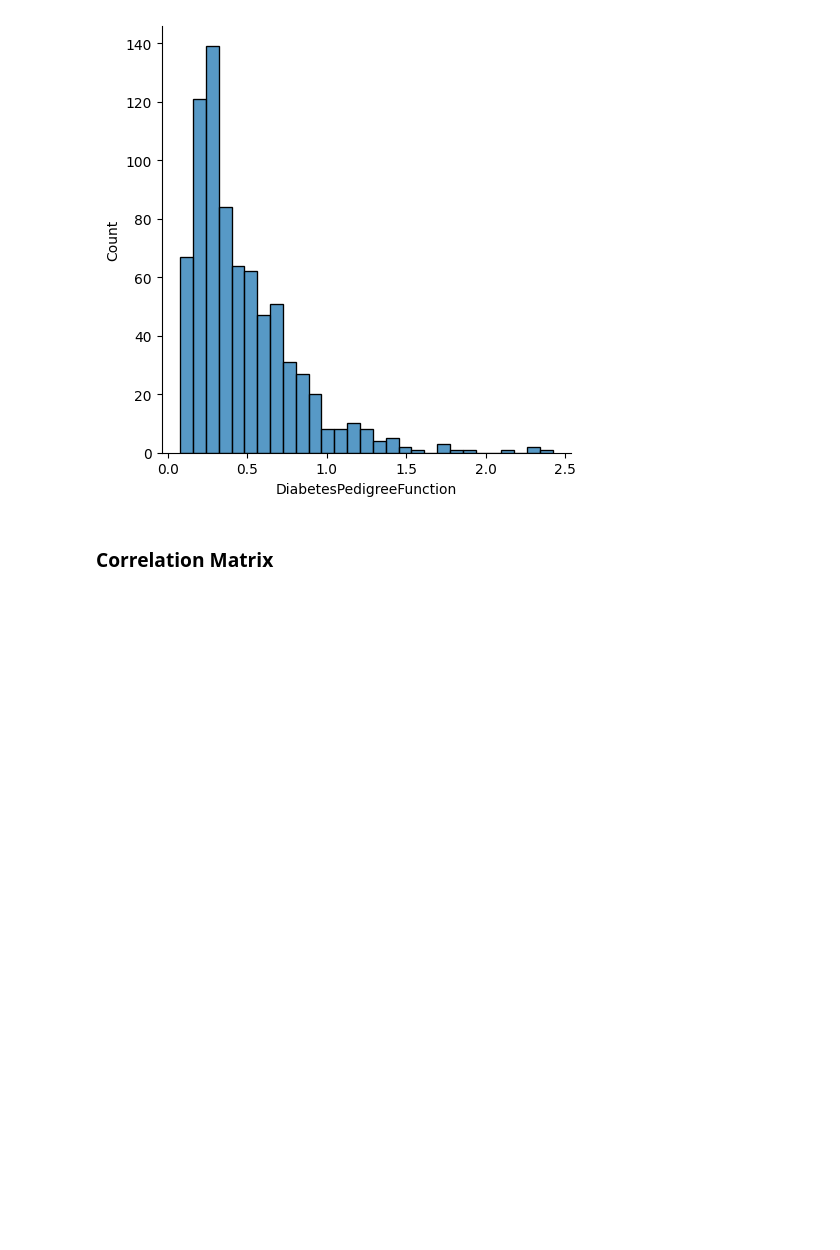
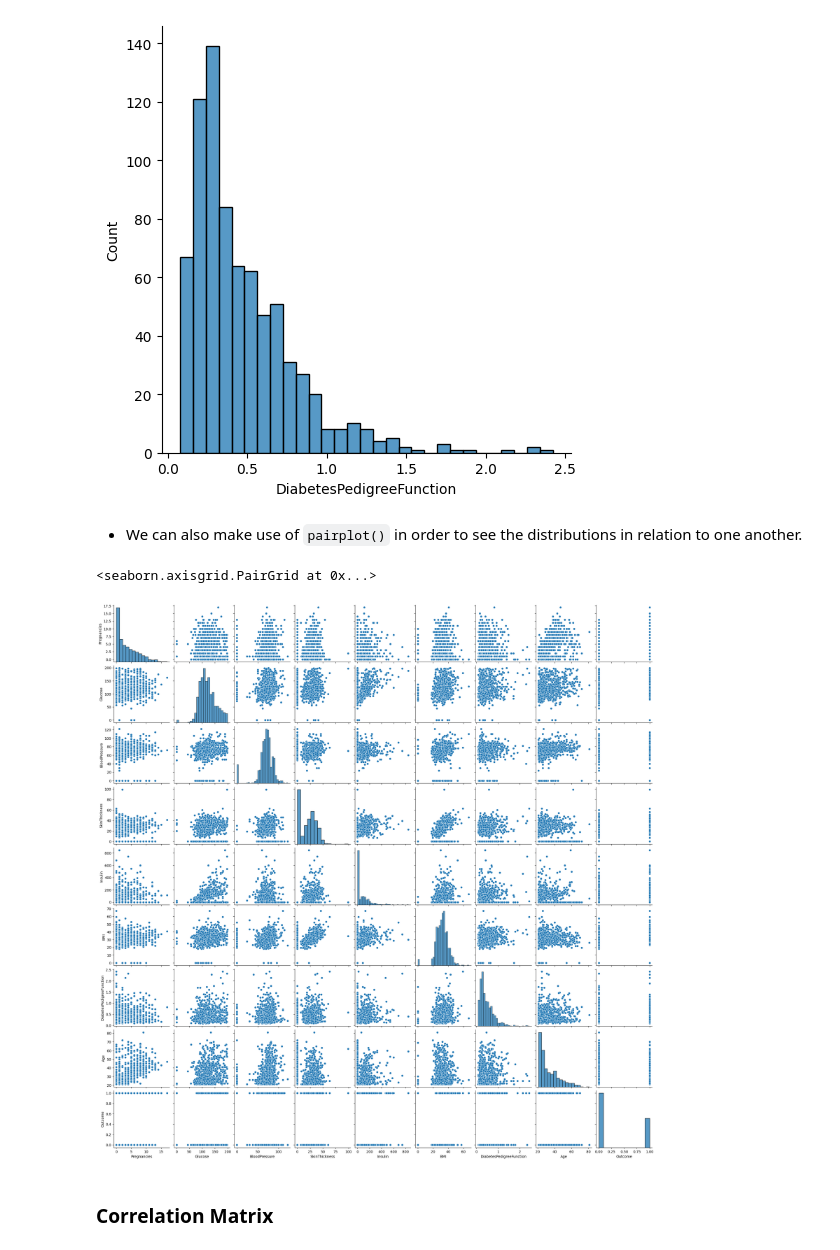
Before and after one commit to Code-Institute-Submissions/hardingrichard-pp5-diabetes-prediction_JanResub, a Jupyter notebook: jupyter_notebooks/02-CorrelationStudy.ipynb, the cells around one changed output. Drawn from its saved outputs; the diff is of its cells as text; code cells hidden in the pictures; blank space fills up the shorter version.

Commit message:
Add pairplot to compare the data distribution in relation to each variable

```diff
--- a/jupyter_notebooks/02-CorrelationStudy.ipynb
+++ b/jupyter_notebooks/02-CorrelationStudy.ipynb
@@ -250,6 +250,13 @@ plt.show()
 [figure]
 [figure]
 [figure]
+# %% [markdown]
+* We can also make use of `pairplot()` in order to see the distributions in relation to one another.
+# %%
+sns.pairplot(df)
+# %% [output]
+<seaborn.axisgrid.PairGrid at 0x...>
+[figure, added]
 # %% [markdown]
 ### Correlation Matrix
 # %% [markdown]
```
Also changed, not shown: parts of 3 cells of this notebook.
